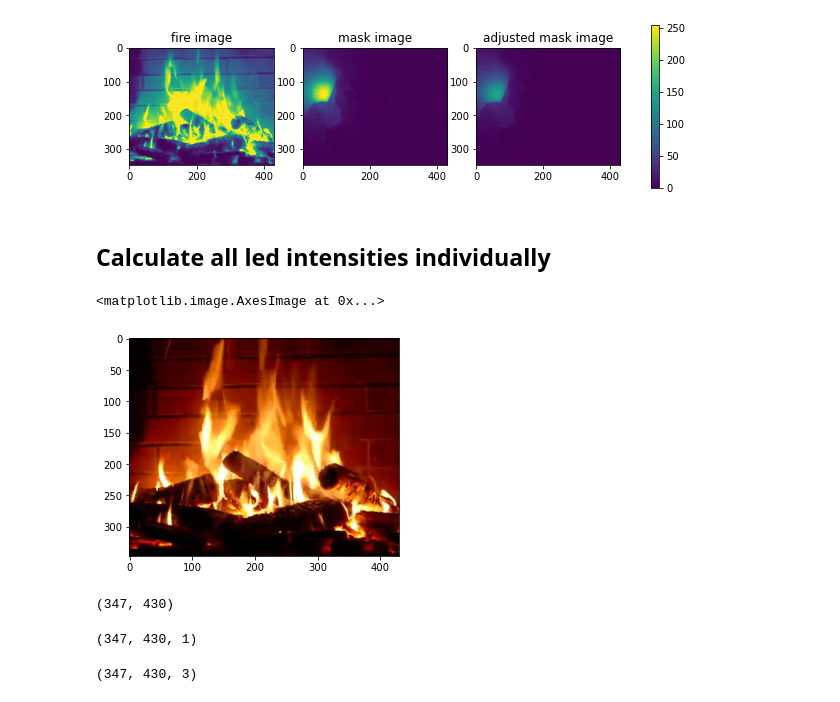
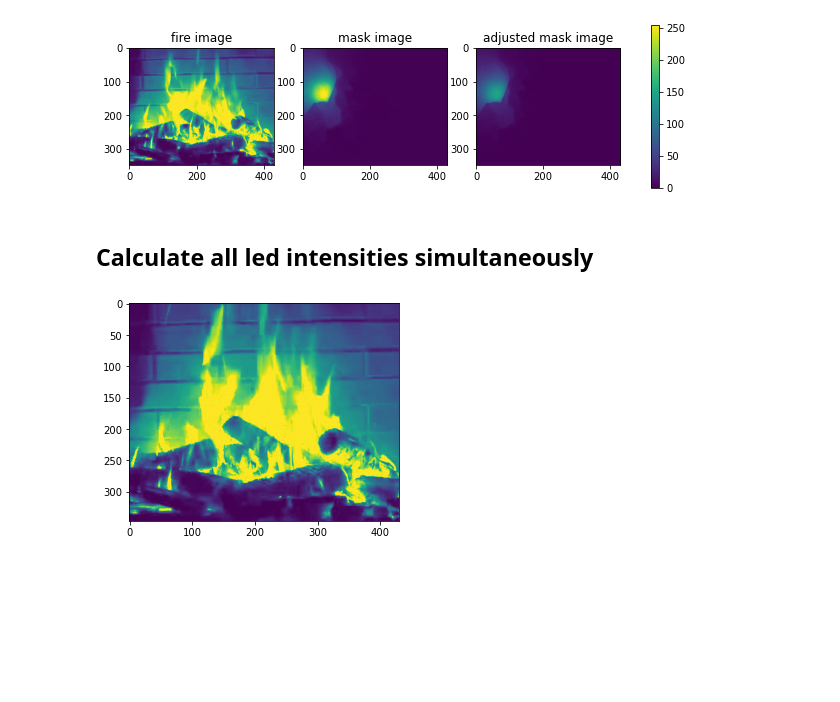
Before and after one commit to billtubbs/led-fire-place, a Jupyter notebook: Load-Fire-Video-and-Compute-display-LED-intensities.ipynb, the cells around one changed output. Drawn from its saved outputs; the diff is of its cells as text; code cells hidden in the pictures; blank space fills up the shorter version.

```diff
--- a/Load-Fire-Video-and-Compute-display-LED-intensities.ipynb
+++ b/Load-Fire-Video-and-Compute-display-LED-intensities.ipynb
@@ -297,12 +319,16 @@ plt.show()
 # %% [output]
 [figure]
 # %% [markdown]
-## Calculate all led intensities individually
+## Calculate all led intensities simultaneously
 # %%
 filename = filenames[7]
 fire_img = Image.open(os.path.join(frames_dir, filename)).crop(img_crop)
 fire_img_data = np.array(fire_img)
-plt.imshow(fire_img_data)
+
+c = 0  # colour channel (r, g, b)
+fire_img_data_c = fire_img_data[:, :, c]
+
+plt.imshow(fire_img_data_c)
+plt.show()
 # %% [output]
-<matplotlib.image.AxesImage at 0x...>
-[figure, old version]
+[figure, new version]
@@ -314,12 +334,0 @@ img_data = np.array(images[i])
-# %%
-img_mask.shape
-# %% [output]
-(347, 430)
-# %%
-img_mask[:, :, None].shape
-# %% [output]
-(347, 430, 1)
-# %%
-(img_data * img_mask[:, :, None]).shape
-# %% [output]
-(347, 430, 3)
```
Also changed, not shown: parts of 59 cells of this notebook.
